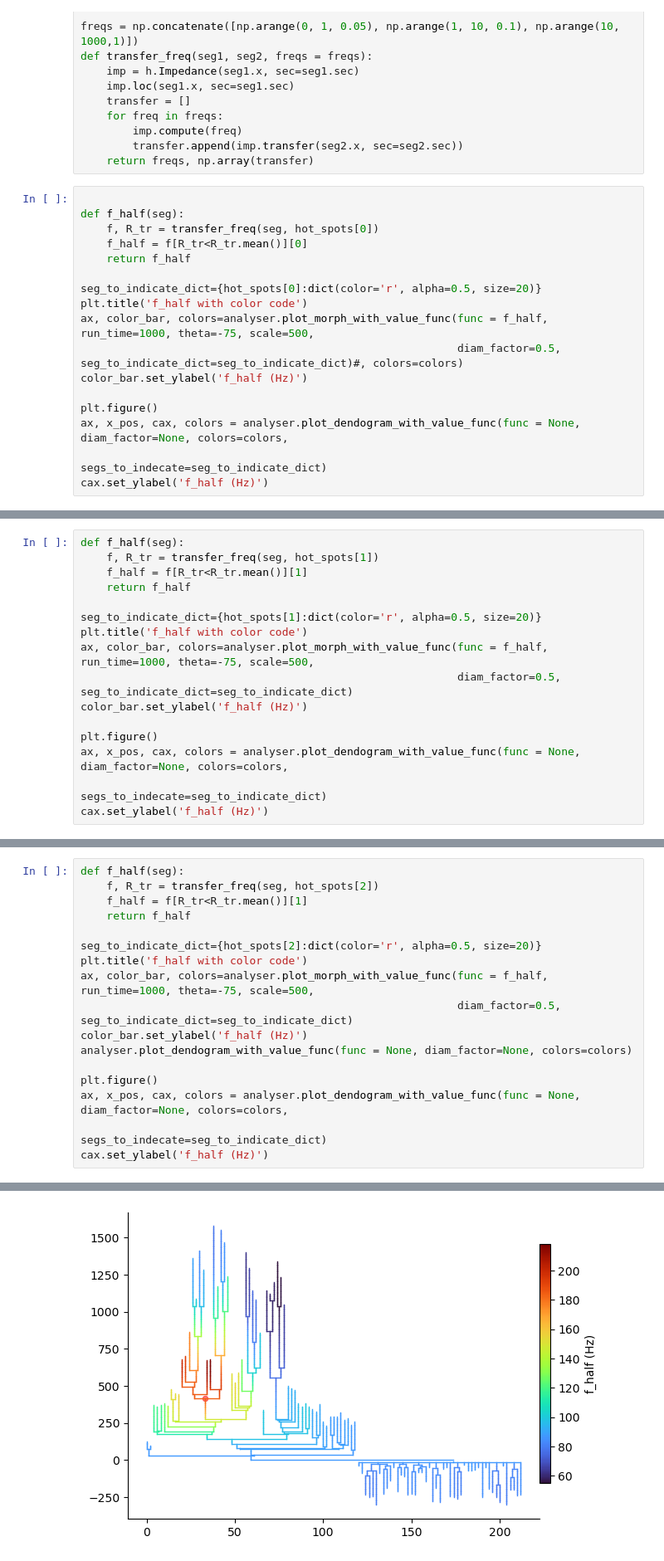
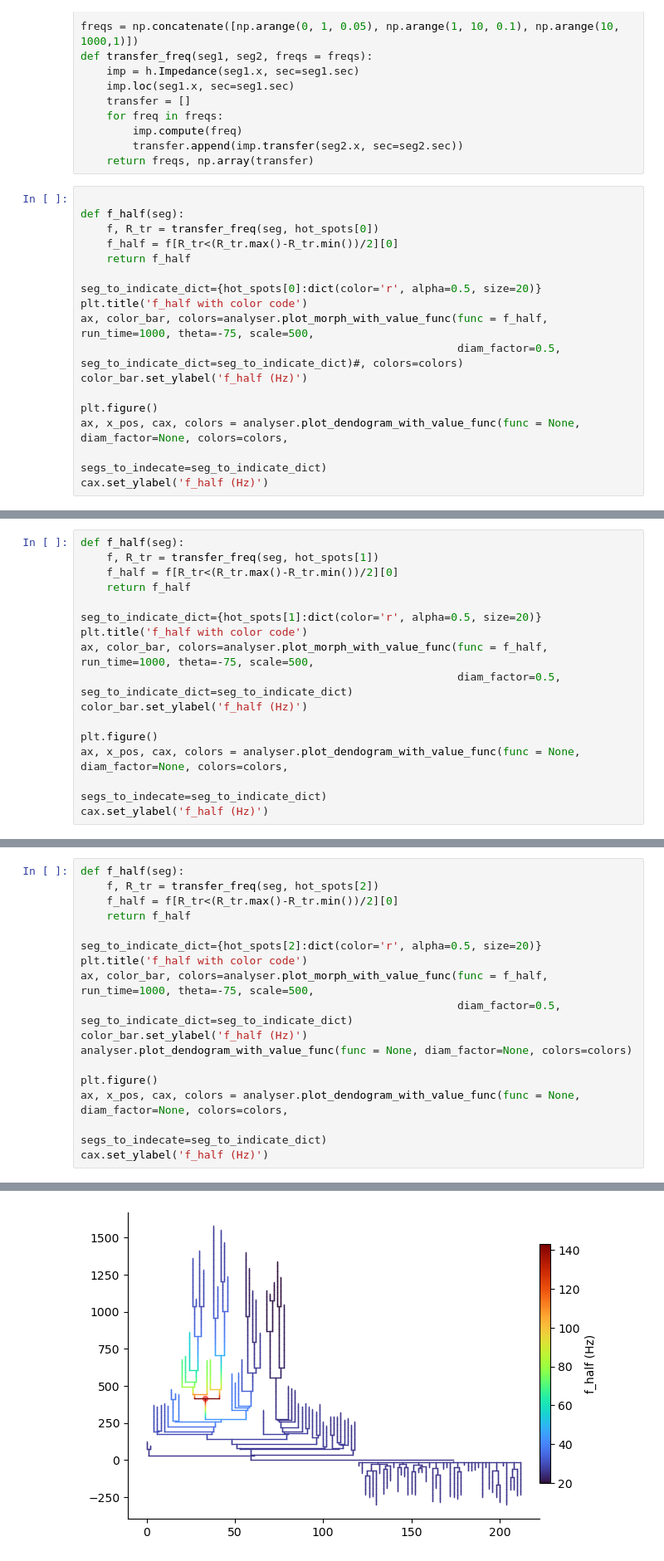
Before and after one commit to YoniLeibner/Neuron_analysis_tool, a Jupyter notebook: Neuron_analysis_tool/example.ipynb, the cells around one changed output, grey strips where cells are left out. Shown at 83% size. Drawn from its saved outputs; the diff is of its cells as text.

```diff
--- a/Neuron_analysis_tool/example.ipynb
+++ b/Neuron_analysis_tool/example.ipynb
@@ -79,7 +79,7 @@ def transfer_freq(seg1, seg2, freqs = freqs):
 
 def f_half(seg):
     f, R_tr = transfer_freq(seg, hot_spots[0])
-    f_half = f[R_tr<R_tr.mean()][0]
+    f_half = f[R_tr<(R_tr.max()-R_tr.min())/2][0]
     return f_half
 
 seg_to_indicate_dict={hot_spots[0]:dict(color='r', alpha=0.5, size=20)}
@@ -99,7 +99,7 @@ Text(0, 0.5, 'f_half (Hz)')
 # %%
 def f_half(seg):
     f, R_tr = transfer_freq(seg, hot_spots[1])
-    f_half = f[R_tr<R_tr.mean()][1]
+    f_half = f[R_tr<(R_tr.max()-R_tr.min())/2][0]
     return f_half
 
 seg_to_indicate_dict={hot_spots[1]:dict(color='r', alpha=0.5, size=20)}
@@ -119,7 +119,7 @@ Text(0, 0.5, 'f_half (Hz)')
 # %%
 def f_half(seg):
     f, R_tr = transfer_freq(seg, hot_spots[2])
-    f_half = f[R_tr<R_tr.mean()][1]
+    f_half = f[R_tr<(R_tr.max()-R_tr.min())/2][0]
     return f_half
 
 seg_to_indicate_dict={hot_spots[2]:dict(color='r', alpha=0.5, size=20)}
@@ -139,4 +139,4 @@ Text(0, 0.5, 'f_half (Hz)')
-[figure, old version]
+[figure, new version]
 # %% [markdown]
 ## creating a movie of voltage response to a somatic stimulated spikes
 # %% [markdown]
```
Also changed, not shown: parts of 3 cells of this notebook, 27 other files.
